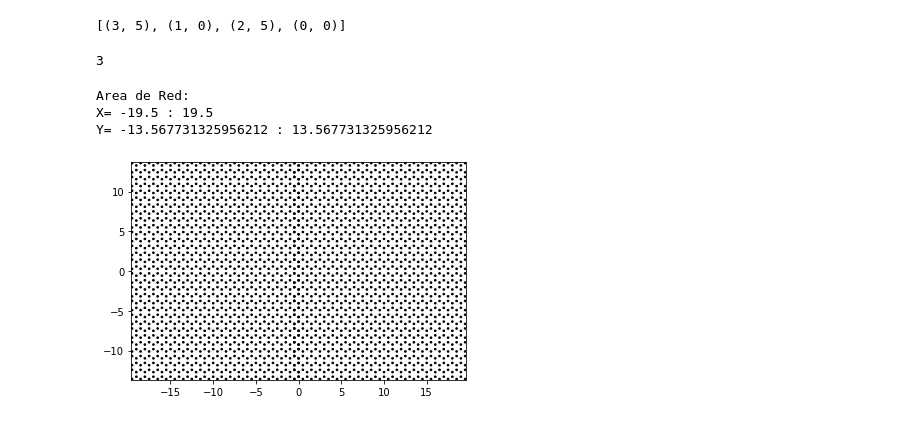
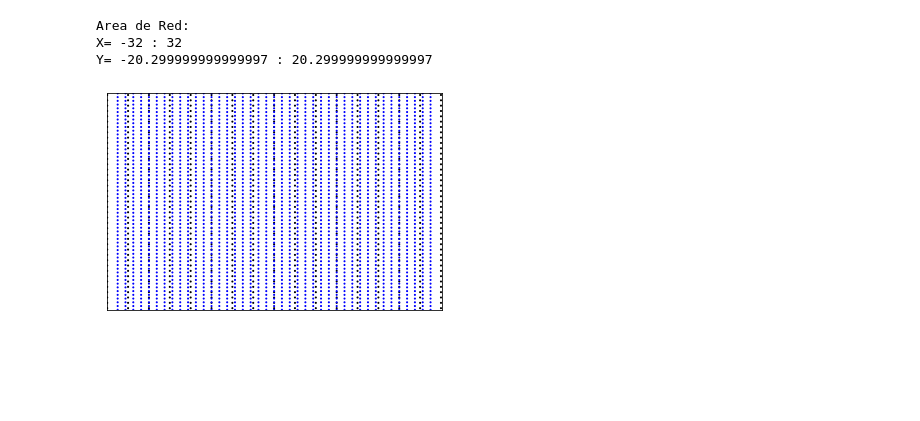
Before and after one commit to OssielAg/SS, a Jupyter notebook: SS.ipynb, the cells around one changed output. Drawn from its saved outputs; the diff is of its cells as text; code cells hidden in the pictures; blank space fills up the shorter version.

```diff
--- a/SS.ipynb
+++ b/SS.ipynb
@@ -180,8 +177,8 @@ Se repite nX veces en cada dirección a lo largo y nY veces en cada dirección d
 #Métodos para crear colecciones de puntos de cierta simetría contenidos en una maya de tamaño dado
 
 def mayaRect(lX,lY,pX,pY):
-    nX = math.ceil(lX/2*pX)
-    nY = math.ceil(lY/2*pY)
+    nX = math.ceil(lX/(2*pX))
+    nY = math.ceil(lY/(2*pY))
     return rectanglesC(nX, nY, pX, pY)
 def mayaExa(lX,lY,p):
     l = p/(math.sqrt(3))
@@ -270,16 +197,9 @@ Y= -8.5 : 6.5
-# %%
-ff
-# %% [output]
-[(3, 5), (1, 0), (2, 5), (0, 0)]
-# %%
-math.ceil(2.333)
-# %% [output]
-3
-# %%
-t2=hexagonsC(20,15,1)
-printPoints(t2, r=0.1)
-# %% [output]
-Area de Red:
-X= -19.5 : 19.5
-Y= -13.567731325956212 : 13.567731325956212
-[figure, removed]
+# %%
+t1 = mayaRect(60,40,4,1)
+t2 = mayaRect(60,40,1.5,0.7)
+printPoints2(t1,t2, r=0.1, name='ejemplo2.png')
+# %% [output]
+Area de Red:
+X= -32 : 32
+Y= -20.299999999999997 : 20.299999999999997
+[figure, added]
```
Also changed, not shown: parts of 11 cells of this notebook, 2 other files.
